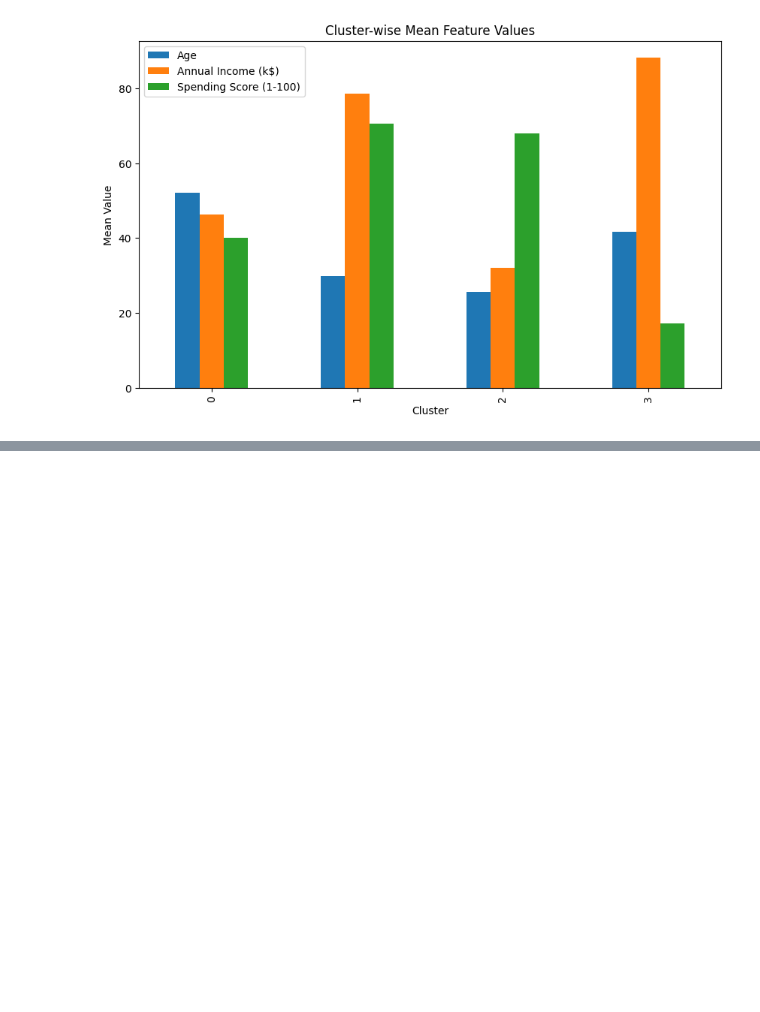
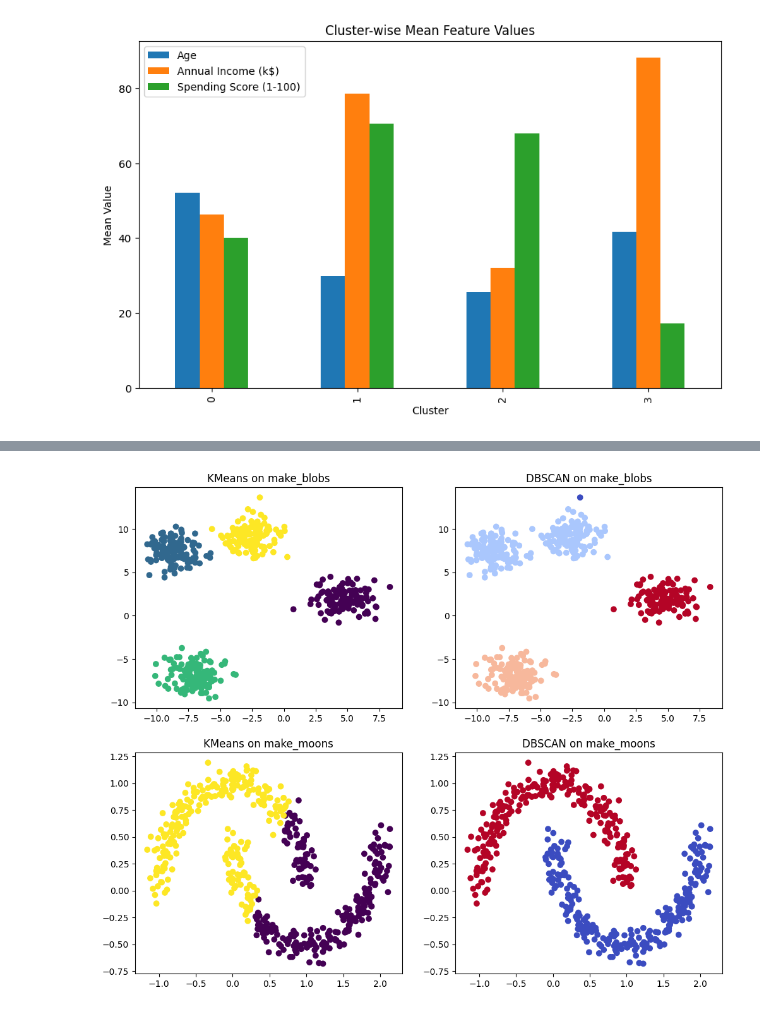
Before and after one commit to manthan108-ux/compute_task2, a Jupyter notebook: code.ipynb, the cells around one changed output, grey strips where cells are left out. Drawn from its saved outputs; the diff is of its cells as text; code cells hidden in the pictures; blank space fills up the shorter version.

```diff
--- a/code.ipynb
+++ b/code.ipynb
@@ -647,0 +677,26 @@ plt.show()
+# %%
+# --- On blobs ---
+kmeans_blobs = KMeans(n_clusters=4, random_state=42).fit(X_blobs)
+dbscan_blobs = DBSCAN(eps=1.5, min_samples=5).fit(X_blobs)
+
+# --- On moons ---
+kmeans_moons = KMeans(n_clusters=2, random_state=42).fit(X_moons)
+dbscan_moons = DBSCAN(eps=0.2, min_samples=5).fit(X_moons)
+# %%
+fig, axes = plt.subplots(2, 2, figsize=(12, 10))
+
+axes[0, 0].scatter(X_blobs[:, 0], X_blobs[:, 1], c=kmeans_blobs.labels_, cmap='viridis')
+axes[0, 0].set_title("KMeans on make_blobs")
+
+axes[0, 1].scatter(X_blobs[:, 0], X_blobs[:, 1], c=dbscan_blobs.labels_, cmap='coolwarm')
+axes[0, 1].set_title("DBSCAN on make_blobs")
+
+axes[1, 0].scatter(X_moons[:, 0], X_moons[:, 1], c=kmeans_moons.labels_, cmap='viridis')
+axes[1, 0].set_title("KMeans on make_moons")
+
+axes[1, 1].scatter(X_moons[:, 0], X_moons[:, 1], c=dbscan_moons.labels_, cmap='coolwarm')
+axes[1, 1].set_title("DBSCAN on make_moons")
+
+plt.show()
+# %% [output]
+[figure, added]
```
Also changed, not shown: parts of 6 cells of this notebook, 1 other file.
